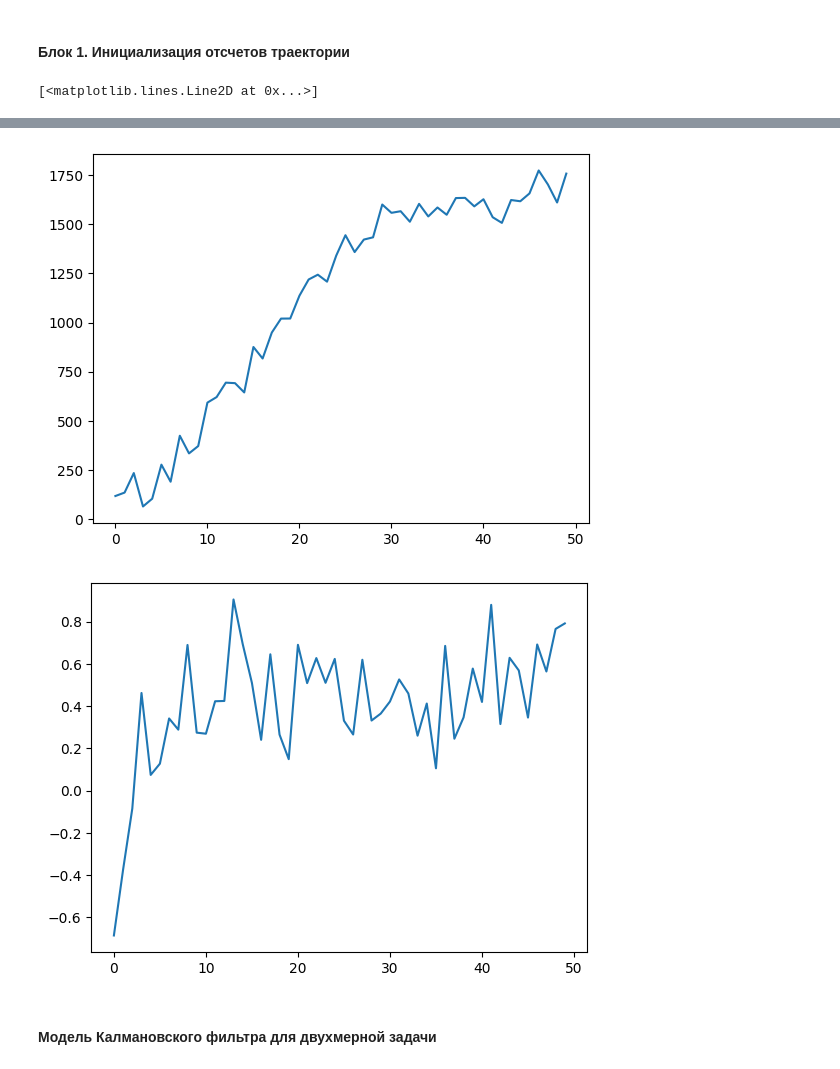
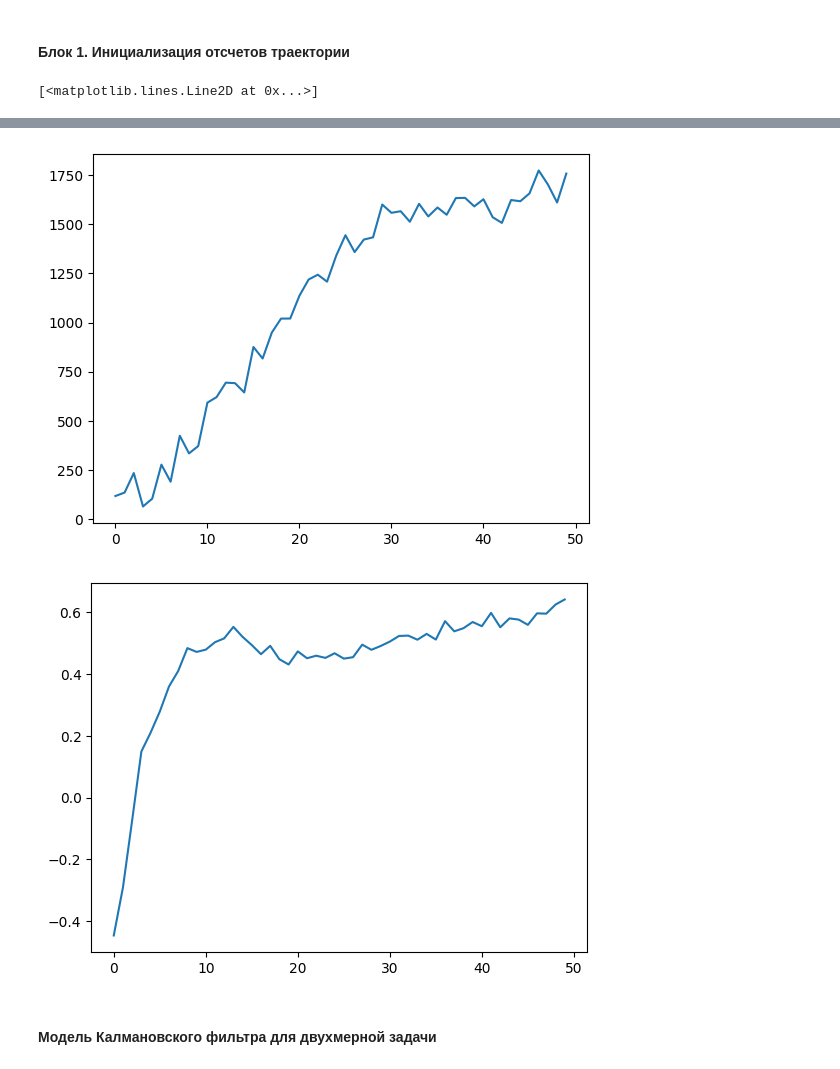
Before and after one commit to DmitryArtWorks/MTOS, a Jupyter notebook: sem02_filter_trajectory.ipynb, the cells around one changed output, grey strips where cells are left out. Drawn from its saved outputs; the diff is of its cells as text; code cells hidden in the pictures.

```diff
--- a/sem02_filter_trajectory.ipynb
+++ b/sem02_filter_trajectory.ipynb
@@ -321,10 +321,10 @@ Vy = np.array([X_log['state'][i][3] for i in range(len(X_log['state']))]).squeez
 
 
 sigma_rho = 60  # СКО по дальности
-sigma_phi = 0.2 # СКО по угловой координате
+sigma_phi = 1 # СКО по угловой координате
 
 e_rho = np.random.normal(0, sigma_rho, (len(x),))   # формирование массивов ошибок
-e_phi = np.random.normal(0, sigma_phi, (len(y),))   #
+e_phi = np.radians(np.random.normal(0, sigma_phi, (len(y),)))   #
 
 rho = np.sqrt(x**2 + y**2)
 phi = np.arctan2(y,x)
@@ -345,7 +345,8 @@ plt.polar(z_phi, z_rho, "b",
 
 plt.figure()
 plt.plot(range(len(z_rho)), z_rho)
+
 plt.figure()
-plt.plot(range(len(z_phi)), z_phi)
+plt.plot(range(len(z_phi)), z_phi);
 # %% [output]
 [<matplotlib.lines.Line2D at 0x...>]
@@ -353,5 +354,5 @@ plt.plot(range(len(z_phi)), z_phi)
 [figure]
-[figure, old version]
+[figure, new version]
 # %% [markdown]
 #### Модель Калмановского фильтра для двухмерной задачи
 # %%
```
Also changed, not shown: parts of 3 cells of this notebook, 4 other files.
